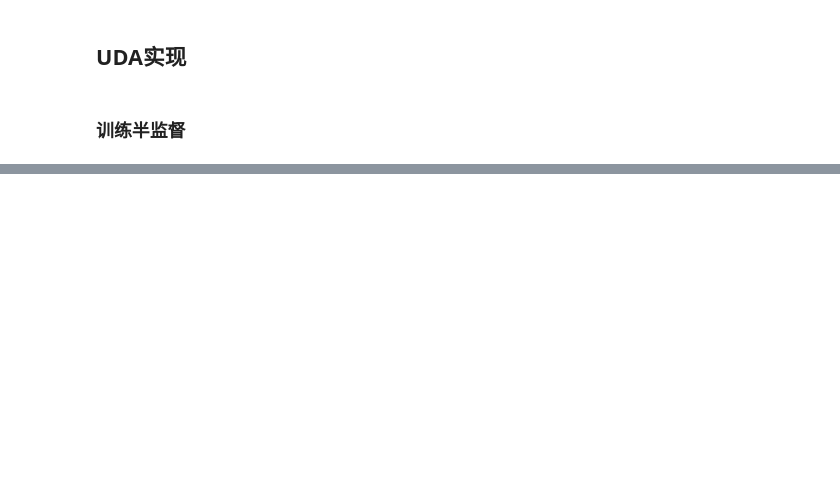
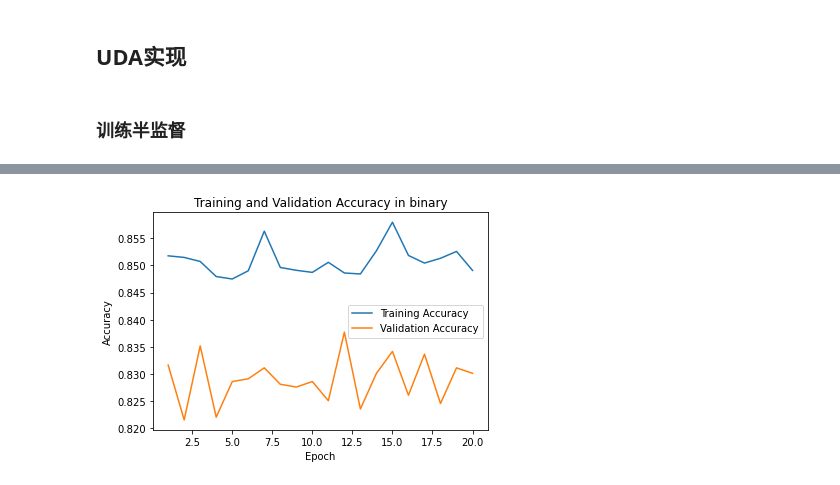
Before and after one commit to SHVleV9CYWkK/CRCHistoPhenotypes-Image-Classification, a Jupyter notebook: main.ipynb, the cells around one changed output, grey strips where cells are left out. Cells and saved outputs as stored; diff of their text form; code cells hidden in the pictures; blank space fills up the shorter version.

```diff
--- a/main.ipynb
+++ b/main.ipynb
@@ -457,7 +458,7 @@ unlabeled_datagen = tf.keras.preprocessing.image.ImageDataGenerator(
 )
 
 unlabeled_generator = unlabeled_datagen.flow_from_dataframe(
-    data_extra_unlabeled,
+    data_extra,
     directory='./Image_classification_data/patch_images',
     x_col='ImageName',
     y_col='isCancerous', # 我们并不关心y_col。只是为了防止报错
@@ -496,7 +497,7 @@ data_augmentation = tf.keras.Sequential([
     tf.keras.layers.RandomBrightness(factor=0.1),
 ])
 # %%
-def apply_uda(x_batch, y_batch, x_unlabeled, model, optimizer, training=True, class_weight_dict=None):
+def apply_uda(x_batch, y_batch, x_unlabeled, model, optimizer, training=True, class_weight_dict=None, consistency_weight=1, confidence_threshold=0.5, temperature=0.5):
     x_unlabeled_augmented = None
     if x_unlabeled is not None:
         # 对无标签数据进行数据增强
@@ -508,6 +509,16 @@ def apply_uda(x_batch, y_batch, x_unlabeled, model, optimizer, training=True, cl
         if x_unlabeled is not None:
             y_pred_unlabeled = model(x_unlabeled)
             y_pred_unlabeled_augmented = model(x_unlabeled_augmented)
+
+            # Sharpening Predictions
+            y_pred_unlabeled = tf.nn.softmax(y_pred_unlabeled / temperature, axis=-1)
+            y_pred_unlabeled_augmented = tf.nn.softmax(y_pred_unlabeled_augmented / temperature, axis=-1)
+
+            # Confidence-based masking
+            max_probs = tf.reduce_max(y_pred_unlabeled, axis=-1)
+            mask = max_probs > confidence_threshold
+            y_pred_unlabeled = tf.boolean_mask(y_pred_unlabeled, mask)
+            y_pred_unlabeled_augmented = tf.boolean_mask(y_pred_unlabeled_augmented, mask)
 
         # 计算有监督损失
         # 如果是训练并且给定了类别权重，则根据权重计算损失。
@@ -535,7 +546,6 @@ def apply_uda(x_batch, y_batch, x_unlabeled, model, optimizer, training=True, cl
 # %% [markdown]
 ### 训练半监督
 # %%
-consistency_weight = 1
 optimizer = tf.keras.optimizers.legacy.Adam(learning_rate=1e-08)
 epochs = 20
 min_val_loss = float('inf')
@@ -552,8 +562,8 @@ for epoch in range(epochs):
     total_accuracy = 0
     steps = 0
 
-    with tqdm(total=round((len(data_extra_unlabeled) if len(data_extra_unlabeled) > len(train_data) else len(train_data)) / batch_size),
-              desc="Training", ncols=100) as progress_bar:
+    total_batches = math.ceil(len(train_data) / batch_size)
+    with tqdm(total=total_batches, desc="Training", ncols=100) as progress_bar:
         for (x_batch, y_batch), (x_unlabeled, _) in zip(train_generator, unlabeled_generator):
             progress_bar.update(1)
             loss, supervised_loss, consistency_loss, accuracy = apply_uda(x_batch,
@@ -646,3 +659,20 @@ Epoch 11/20
+# %%
+train_accuracy = history['accuracy']
+val_accuracy = history['val_accuracy']
+
+epochs_range = range(1, epochs + 1)
+
+plt.plot(epochs_range, train_accuracy, label='Training Accuracy')
+plt.plot(epochs_range, val_accuracy, label='Validation Accuracy')
+
+plt.legend()
+plt.title('Training and Validation Accuracy in binary')
+plt.xlabel('Epoch')
+plt.ylabel('Accuracy')
+
+plt.show()
+# %% [output]
+[figure, added]
 # %%
 loss, accuracy = model_categorical.evaluate(test_cellType_generator)
 print(f"Loss: {loss:.4f}, Accuracy: {accuracy:.4f}")
```
Also changed, not shown: parts of 6 cells of this notebook.
